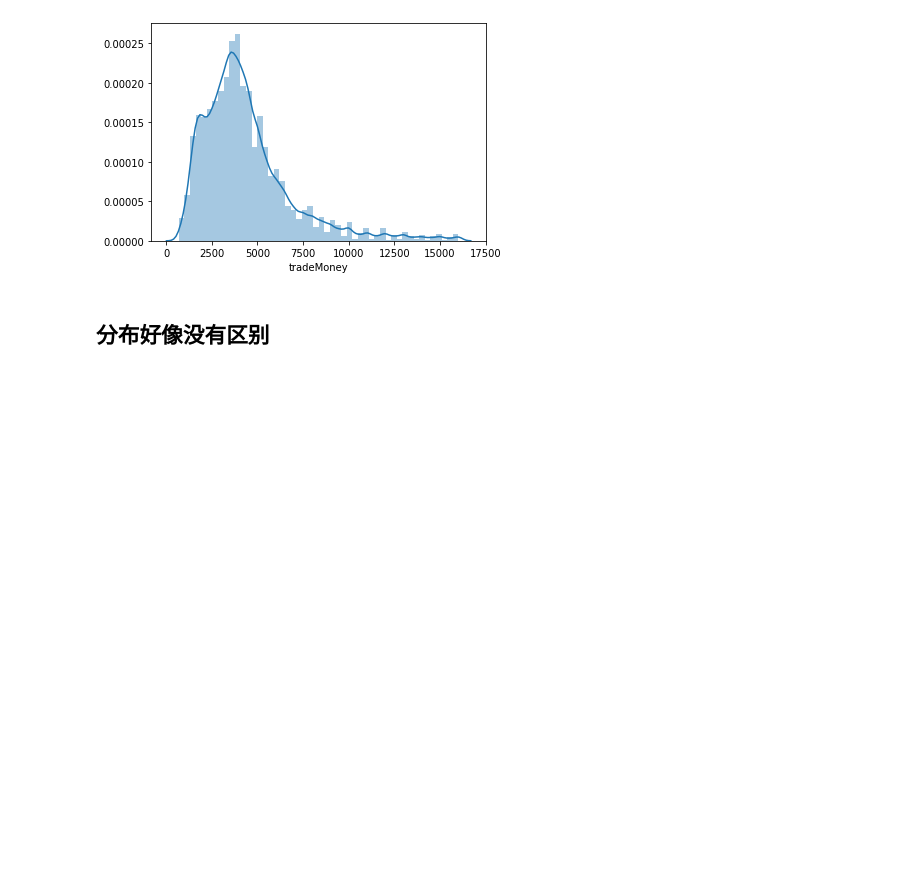
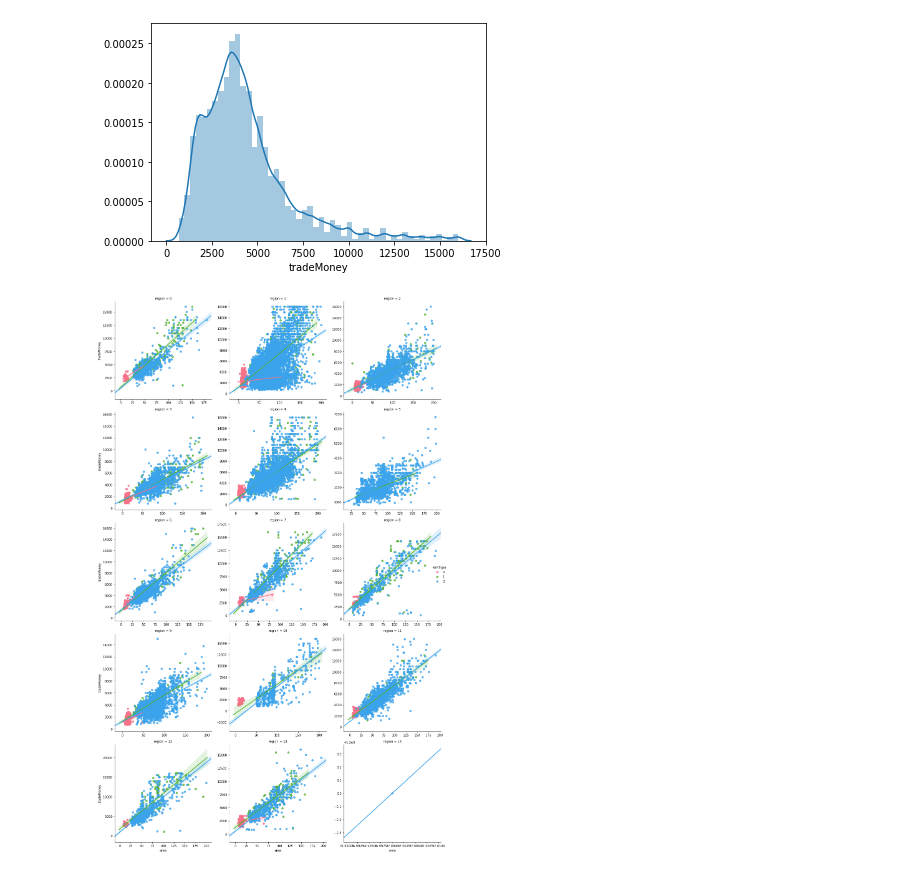
Before and after one commit to Bonifacez/House-Rent-forecast, a Jupyter notebook: Task 2.ipynb, the cells around one changed output. Cells and saved outputs as stored; diff of their text form; code cells hidden in the pictures; blank space fills up the shorter version.

```diff
--- a/Task 2.ipynb
+++ b/Task 2.ipynb
@@ -281,5 +288,10 @@ sns.distplot(data_train[(data_train['tradeMoney']<=20000)]['tradeMoney'])
 # %% [output]
 <matplotlib.axes._subplots.AxesSubplot at 0x...>
 [figure]
-# %% [markdown]
-## 分布好像没有区别
+# %%
+data = data_train.copy()
+g = sns.lmplot('area','tradeMoney',hue = 'rentType',col = 'region', col_wrap = 3, data = data, sharex = False, sharey = False, palette = 'husl')
+plt.tight_layout()
+plt.show()
+# %% [output]
+[figure, added]
```
Also changed, not shown: parts of 2 cells of this notebook.
